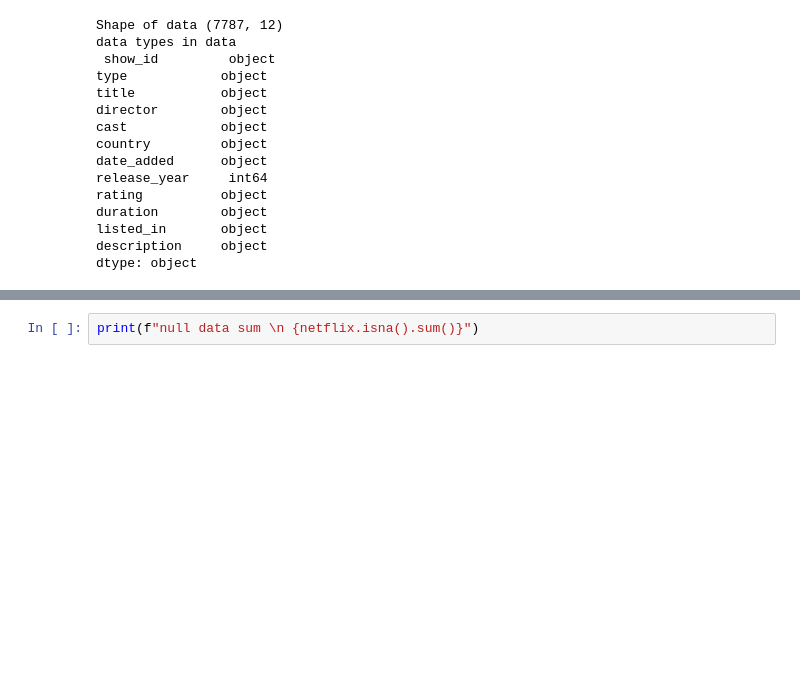
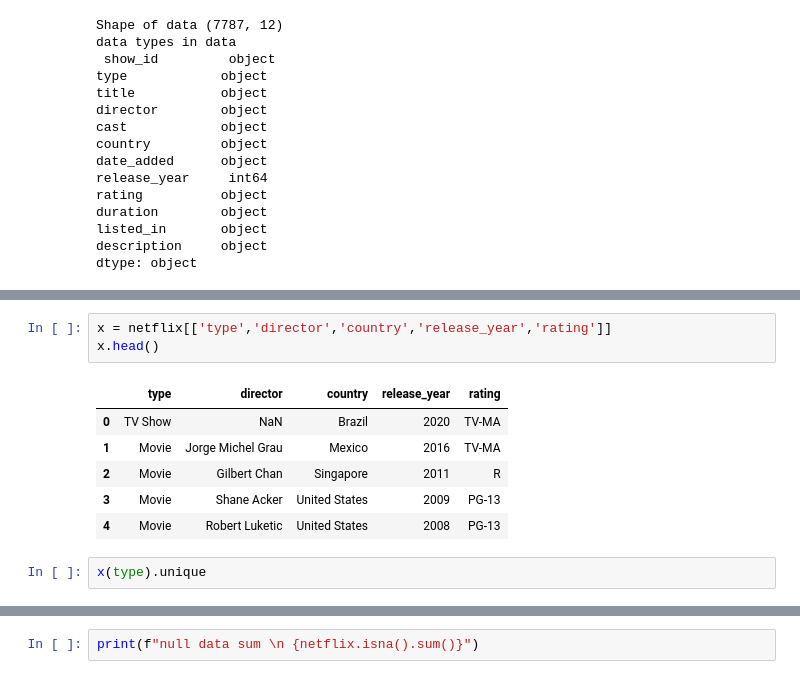
Before and after one commit to sravyagadam/ML_Clustering, a Jupyter notebook: NETFLIX_MOVIES_AND_TV_SHOWS_CLUSTERING.ipynb, the cells around one changed output, grey strips where cells are left out. Cells and saved outputs as stored; diff of their text form; blank space fills up the shorter version.

```diff
--- a/NETFLIX_MOVIES_AND_TV_SHOWS_CLUSTERING.ipynb
+++ b/NETFLIX_MOVIES_AND_TV_SHOWS_CLUSTERING.ipynb
@@ -114,0 +133,12 @@ dtype: object
+# %%
+x = netflix[['type','director','country','release_year','rating']]
+x.head()
+# %% [output]
+|  | type | director | country | release_year | rating |
+| 0 | TV Show | NaN | Brazil | 2020 | TV-MA |
+| 1 | Movie | Jorge Michel Grau | Mexico | 2016 | TV-MA |
+| 2 | Movie | Gilbert Chan | Singapore | 2011 | R |
+| 3 | Movie | Shane Acker | United States | 2009 | PG-13 |
+| 4 | Movie | Robert Luketic | United States | 2008 | PG-13 |
+# %%
+x(type).unique
```
Also changed, not shown: parts of 6 cells of this notebook.
